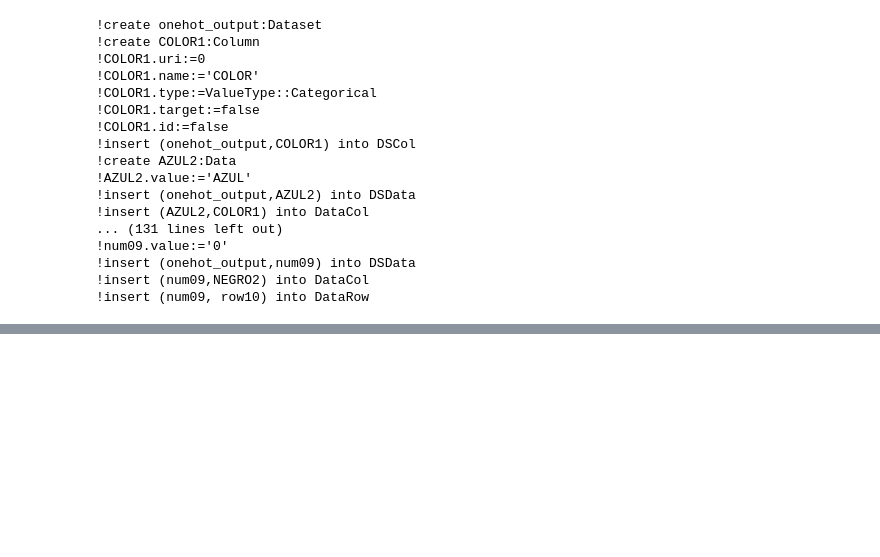
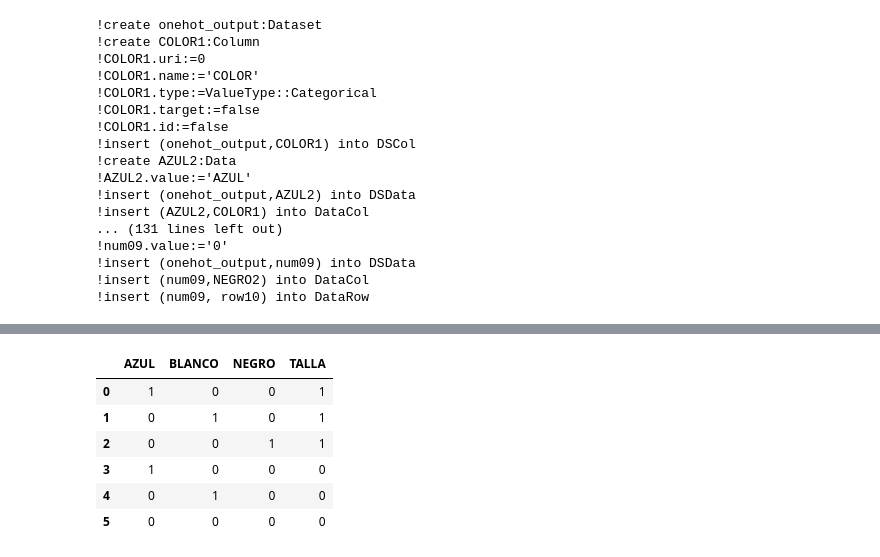
Before and after one commit to i3uex/modelDataProcessing, a Jupyter notebook: parser_datasets.ipynb, the cells around one changed output, grey strips where cells are left out. Drawn from its saved outputs; the diff is of its cells as text; code cells hidden in the pictures; blank space fills up the shorter version.

Commit message:
Add objects to parser

```diff
--- a/parser_datasets.ipynb
+++ b/parser_datasets.ipynb
@@ -287,0 +363,4 @@ used_ids = generate_cols_and_data(dset, dset_name, target_columns, id_columns, u
+# %%
+x_train = one_hot_output.drop(['COLOR'], axis=1)
+# %%
+colors_smote = pd.read_csv('./colors_smote.csv',sep=';').apply(lambda x: x.str.strip() if x.dtype == "object" else x)
@@ -287,0 +380,15 @@ used_ids = generate_cols_and_data(dset, dset_name, target_columns, id_columns, u
+# %%
+sm = SMOTE(k_neighbors=1)
+X_train_res, y_train_res = sm.fit_sample(x_train, colors_smote['TALLA'].ravel())
+# %%
+smote_output = X_train_res
+# %%
+smote_output
+# %% [output]
+|  | AZUL | BLANCO | NEGRO | TALLA |
+| 0 | 1 | 0 | 0 | 1 |
+| 1 | 0 | 1 | 0 | 1 |
+| 2 | 0 | 0 | 1 | 1 |
+| 3 | 1 | 0 | 0 | 0 |
+| 4 | 0 | 1 | 0 | 0 |
+| 5 | 0 | 0 | 0 | 0 |
```
Also changed, not shown: parts of 22 cells of this notebook.
